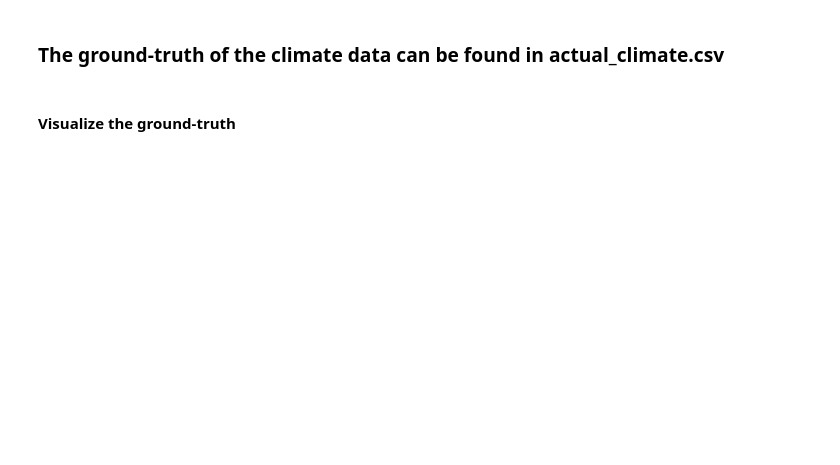
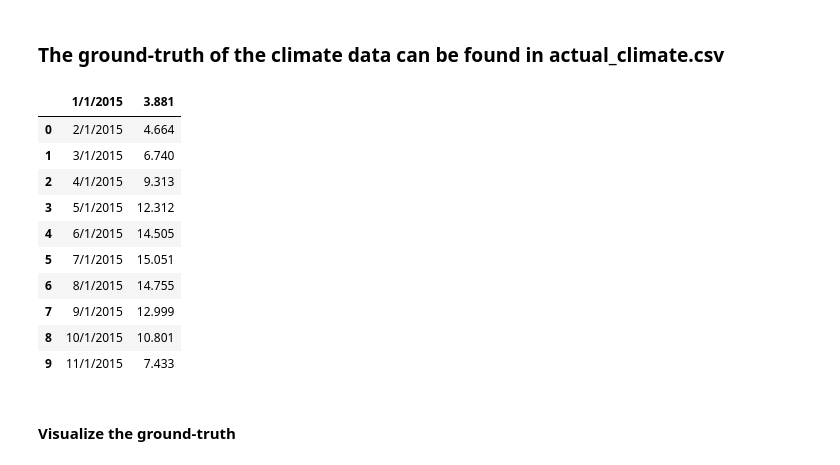
Before and after one commit to hunterkilltree/IntelligentSystems, a Jupyter notebook: lab2/Exercise.ipynb, the cells around one changed output. Saved outputs shown, nothing was run; the diff lists cells and outputs as text; code cells hidden in the pictures; blank space fills up the shorter version.

```diff
--- a/lab2/Exercise.ipynb
+++ b/lab2/Exercise.ipynb
@@ -37,2 +112,16 @@ eval_df = pd.read_csv('./data/')
+# %%
+eval_df.head(10)
+# %% [output]
+|  | 1/1/2015 | 3.881 |
+| 0 | 2/1/2015 | 4.664 |
+| 1 | 3/1/2015 | 6.740 |
+| 2 | 4/1/2015 | 9.313 |
+| 3 | 5/1/2015 | 12.312 |
+| 4 | 6/1/2015 | 14.505 |
+| 5 | 7/1/2015 | 15.051 |
+| 6 | 8/1/2015 | 14.755 |
+| 7 | 9/1/2015 | 12.999 |
+| 8 | 10/1/2015 | 10.801 |
+| 9 | 11/1/2015 | 7.433 |
 # %% [markdown]
 #### Visualize the ground-truth
```
Also changed, not shown: parts of 5 cells of this notebook.
